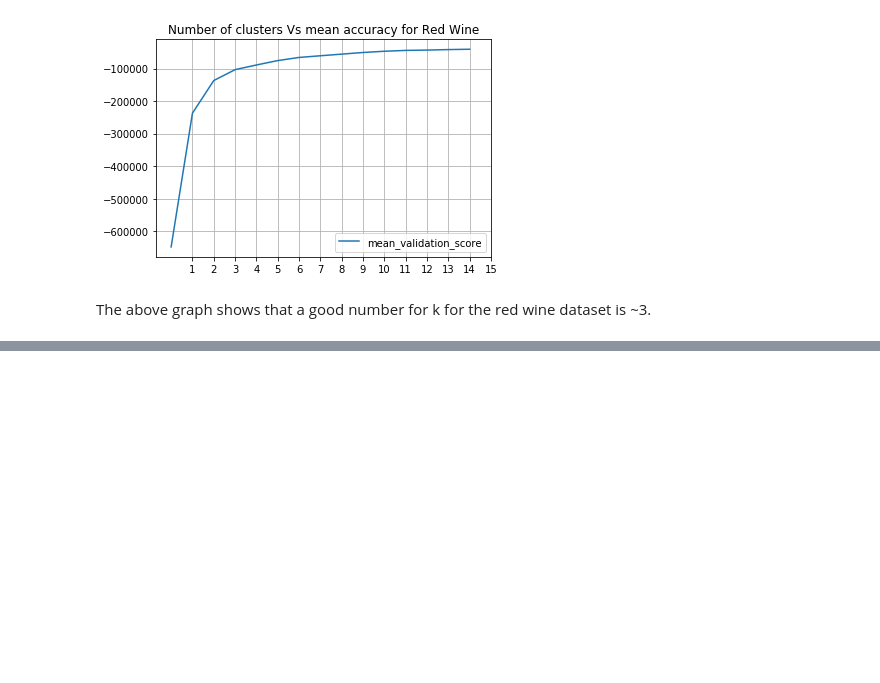
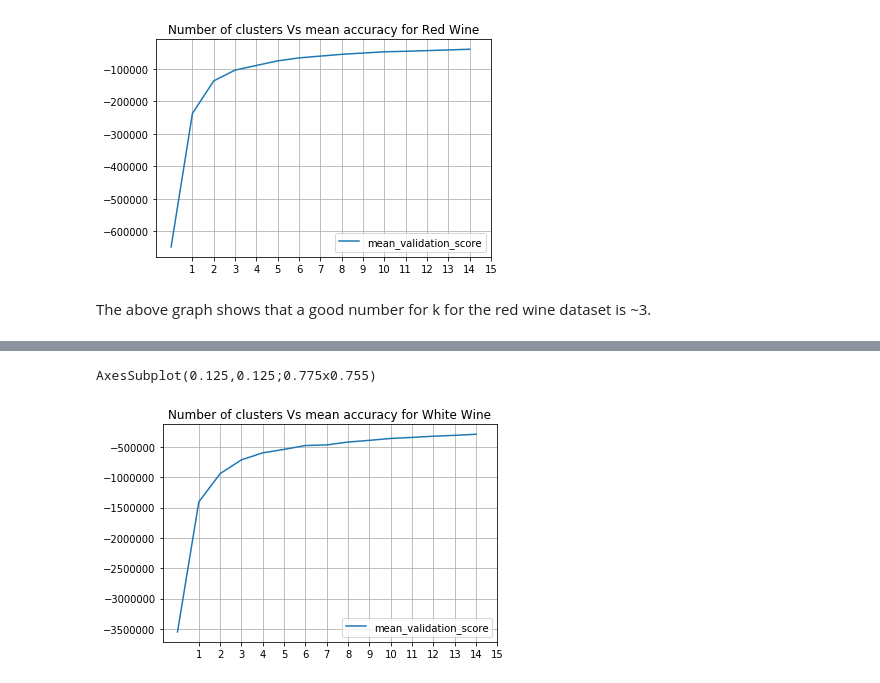
Before and after one commit to chorhatarahuduketuri/How-to-pick-better-wine, a Jupyter notebook: code/Question 3.ipynb, the cells around one changed output, grey strips where cells are left out. Saved outputs shown, nothing was run; the diff lists cells and outputs as text; code cells hidden in the pictures; blank space fills up the shorter version.

```diff
--- a/code/Question 3.ipynb
+++ b/code/Question 3.ipynb
@@ -136,0 +199,8 @@ axarr1[5][1].axis('off')
+# %%
+white_wine_data = white_wine.iloc[:,:-1]
+white_wine_feature_names = white_wine_data.columns
+# %%
+param_grid = {'n_clusters':np.arange(1,16)}
+white_grid_search_cv = GridSearchCV(KMeans(), param_grid)
+white_grid_search_cv.fit(white_wine_data)
+pp.pprint(white_grid_search_cv.grid_scores_)
@@ -136,0 +223,13 @@ axarr1[5][1].axis('off')
+# %%
+wdf = pd.DataFrame(data=white_grid_search_cv.grid_scores_)
+
+x_ticks = []
+for i in wdf.parameters.values:
+    x_ticks.append(i['n_clusters'])
+
+print(wdf.plot.line(title='Number of clusters Vs mean accuracy for White Wine',
+                    grid=True,
+                   xticks=(x_ticks)))
+# %% [output]
+AxesSubplot(0.125,0.125;0.775x0.755)
+[figure, added]
```
Also changed, not shown: parts of 17 cells of this notebook.
